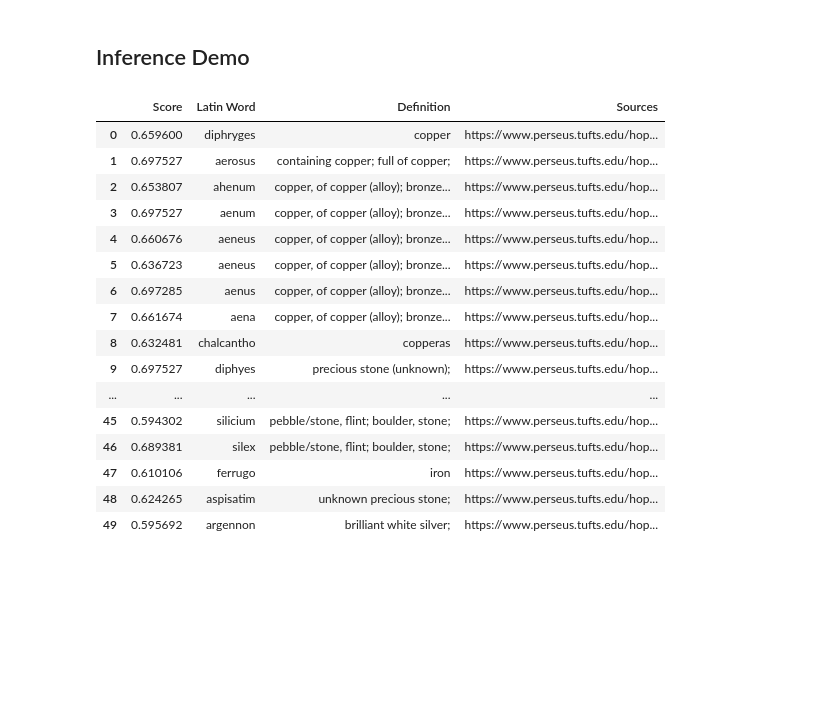
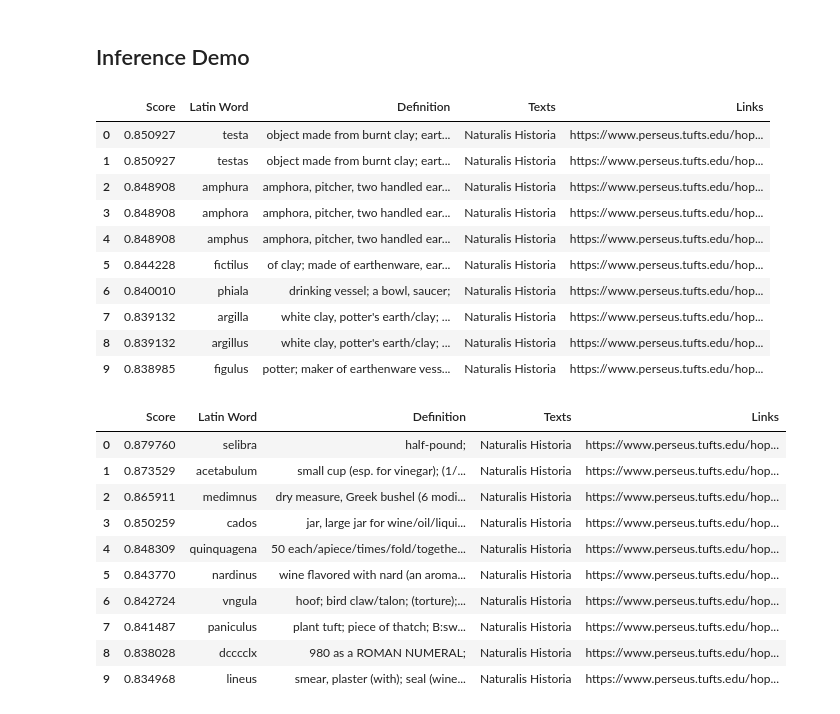
Before and after one commit to PerceptronV/aventine, a Jupyter notebook: demo.ipynb, the cells around one changed output. Cells and saved outputs as stored; diff of their text form; code cells hidden in the pictures; blank space fills up the shorter version.

```diff
--- a/demo.ipynb
+++ b/demo.ipynb
@@ -44,20 +47,18 @@ def get_metadata(text_id):
 # %%
-root_ckpt = Checkpointer(index_dir/'root', ROOT_FINGERPRINT)
-r = root_ckpt.load()
-
 text_ckpts = {
     text_id: Checkpointer(index_dir/text_id, CORPUS_FINGERPRINT).load()
-    for text_id in QUICKSTART_DOCUMENTS.values()
+    for text_id in all_docs
 }
 text_metas = {
     text_id: get_metadata(text_id)
-    for text_id in QUICKSTART_DOCUMENTS.values()
+    for text_id in all_docs
 }
 # %%
-lat_vects = np.array(r.lat_embeddings, copy=False)
-eng_vects = np.array(r.eng_embeddings, copy=False)
-lemmata = np.array(r.lemmata_arr, copy=False)
-defs = np.array(r.definitions, copy=False)
+root_lat_embeddings = np.array(r.lat_embeddings, copy=False)
+root_eng_embeddings = np.array(r.eng_embeddings, copy=False)
+root_lemmata_arr = np.array(r.lemmata_arr, copy=False)
+root_defs = np.array(r.definitions, copy=False)
+word2def = {w: root_defs[e] for e, w in enumerate(root_lemmata_arr)}
 # %%
 lat_model =  LAT_MODEL('lat')
 eng_model = SentenceTransformer(ENG_MODEL, trust_remote_code=True)
@@ -95,3 +96,11 @@ def get_similarities(a, vects):
 
 def argmaxk(arr, k):
     return np.flip(np.argsort(arr)[-k:])
+
+def atomise(query):
+    query = re.sub(ALLOWED_PUNCTS, '', query)
+    query = normalise_text(query, ALLOWED_SYMBOLS, ALLOWED_PUNCTS)
+    cltk_nlp(text=query)
+    atoms = [w.strip() for w in query.split(' ')
+             if re.fullmatch(ALLOWED_LEMMATA, w) and w not in BAD_LEMMATA]
+    return atoms
@@ -147,23 +205,42 @@ def search(query,
+# %%
+pd.set_option('display.max_columns', None)
+pd.set_option('display.width', None)
+pd.set_option('display.max_colwidth', None)
 # %% [markdown]
 ## Inference Demo
+# %%
+df = search('ceramics and pottery; vases',
+            language='eng',
+            texts=titles2ids(['Aeneid', 'Naturalis Historia', 'Annales']),
+            results=10)
+df
+# %% [output]
+|  | Score | Latin Word | Definition | Texts | Links |
+| 0 | 0.850927 | testa | object made from burnt clay; eart... | Naturalis Historia | https://www.perseus.tufts.edu/hop... |
+| 1 | 0.850927 | testas | object made from burnt clay; eart... | Naturalis Historia | https://www.perseus.tufts.edu/hop... |
+| 2 | 0.848908 | amphura | amphora, pitcher, two handled ear... | Naturalis Historia | https://www.perseus.tufts.edu/hop... |
+| 3 | 0.848908 | amphora | amphora, pitcher, two handled ear... | Naturalis Historia | https://www.perseus.tufts.edu/hop... |
+| 4 | 0.848908 | amphus | amphora, pitcher, two handled ear... | Naturalis Historia | https://www.perseus.tufts.edu/hop... |
+| 5 | 0.844228 | fictilus | of clay; made of earthenware, ear... | Naturalis Historia | https://www.perseus.tufts.edu/hop... |
+| 6 | 0.840010 | phiala | drinking vessel; a bowl, saucer; | Naturalis Historia | https://www.perseus.tufts.edu/hop... |
+| 7 | 0.839132 | argilla | white clay, potter's earth/clay; ... | Naturalis Historia | https://www.perseus.tufts.edu/hop... |
+| 8 | 0.839132 | argillus | white clay, potter's earth/clay; ... | Naturalis Historia | https://www.perseus.tufts.edu/hop... |
+| 9 | 0.838985 | figulus | potter; maker of earthenware vess... | Naturalis Historia | https://www.perseus.tufts.edu/hop... |
 # %%
-search('bronze metallurgy', language='eng', texts=['Naturalis Historia'])
+search('phiala',
+       language='lat',
+       texts=titles2ids(['Aeneid', 'Naturalis Historia', 'Annales']),
+       results=10)
 # %% [output]
-|  | Score | Latin Word | Definition | Sources |
-| 0 | 0.659600 | diphryges | copper | https://www.perseus.tufts.edu/hop... |
-| 1 | 0.697527 | aerosus | containing copper; full of copper; | https://www.perseus.tufts.edu/hop... |
-| 2 | 0.653807 | ahenum | copper, of copper (alloy); bronze... | https://www.perseus.tufts.edu/hop... |
-| 3 | 0.697527 | aenum | copper, of copper (alloy); bronze... | https://www.perseus.tufts.edu/hop... |
-| 4 | 0.660676 | aeneus | copper, of copper (alloy); bronze... | https://www.perseus.tufts.edu/hop... |
-| 5 | 0.636723 | aeneus | copper, of copper (alloy); bronze... | https://www.perseus.tufts.edu/hop... |
-| 6 | 0.697285 | aenus | copper, of copper (alloy); bronze... | https://www.perseus.tufts.edu/hop... |
-| 7 | 0.661674 | aena | copper, of copper (alloy); bronze... | https://www.perseus.tufts.edu/hop... |
-| 8 | 0.632481 | chalcantho | copperas | https://www.perseus.tufts.edu/hop... |
-| 9 | 0.697527 | diphyes | precious stone (unknown); | https://www.perseus.tufts.edu/hop... |
-| ... | ... | ... | ... | ... |
-| 45 | 0.594302 | silicium | pebble/stone, flint; boulder, stone; | https://www.perseus.tufts.edu/hop... |
-| 46 | 0.689381 | silex | pebble/stone, flint; boulder, stone; | https://www.perseus.tufts.edu/hop... |
-| 47 | 0.610106 | ferrugo | iron | https://www.perseus.tufts.edu/hop... |
-| 48 | 0.624265 | aspisatim | unknown precious stone; | https://www.perseus.tufts.edu/hop... |
-| 49 | 0.595692 | argennon | brilliant white silver; | https://www.perseus.tufts.edu/hop... |
+|  | Score | Latin Word | Definition | Texts | Links |
+| 0 | 0.879760 | selibra | half-pound; | Naturalis Historia | https://www.perseus.tufts.edu/hop... |
+| 1 | 0.873529 | acetabulum | small cup (esp. for vinegar); (1/... | Naturalis Historia | https://www.perseus.tufts.edu/hop... |
+| 2 | 0.865911 | medimnus | dry measure, Greek bushel (6 modi... | Naturalis Historia | https://www.perseus.tufts.edu/hop... |
+| 3 | 0.850259 | cados | jar, large jar for wine/oil/liqui... | Naturalis Historia | https://www.perseus.tufts.edu/hop... |
+| 4 | 0.848309 | quinquagena | 50 each/apiece/times/fold/togethe... | Naturalis Historia | https://www.perseus.tufts.edu/hop... |
+| 5 | 0.843770 | nardinus | wine flavored with nard (an aroma... | Naturalis Historia | https://www.perseus.tufts.edu/hop... |
+| 6 | 0.842724 | vngula | hoof; bird claw/talon; (torture);... | Naturalis Historia | https://www.perseus.tufts.edu/hop... |
+| 7 | 0.841487 | paniculus | plant tuft; piece of thatch; B:sw... | Naturalis Historia | https://www.perseus.tufts.edu/hop... |
+| 8 | 0.838028 | dcccclx | 980 as a ROMAN NUMERAL; | Naturalis Historia | https://www.perseus.tufts.edu/hop... |
+| 9 | 0.834968 | lineus | smear, plaster (with); seal (wine... | Naturalis Historia | https://www.perseus.tufts.edu/hop... |
 # %%
```
Also changed, not shown: parts of 8 cells of this notebook.
